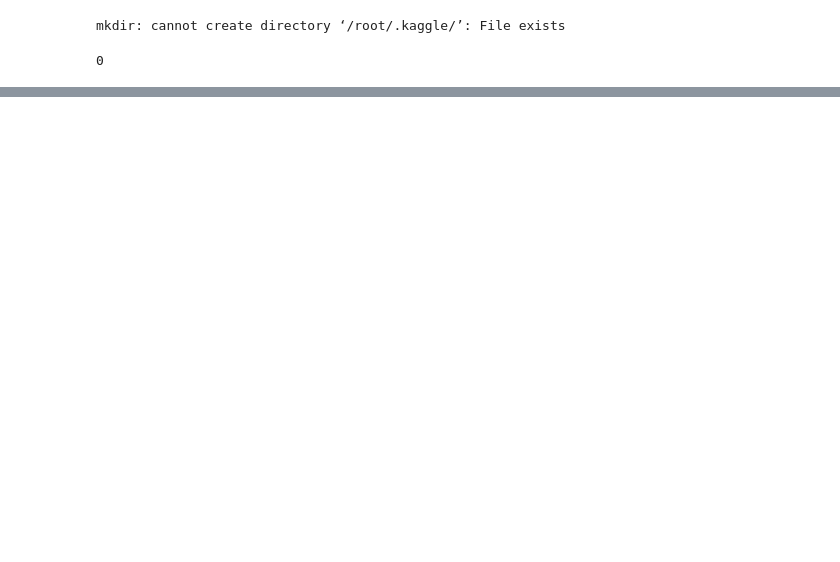
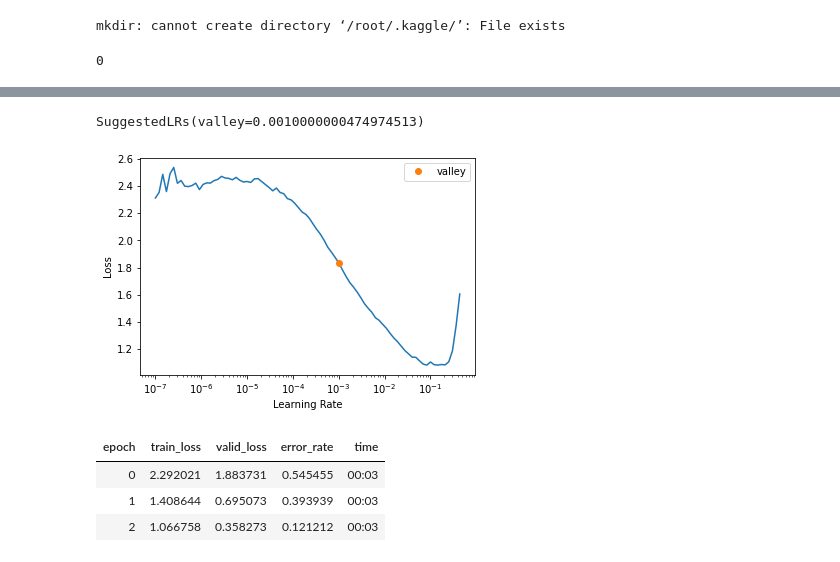
Before and after one commit to vp-82/document-processing-demo, a Jupyter notebook: 01_small_data_simple_baseline_model.ipynb, the cells around one changed output, grey strips where cells are left out. Cells and saved outputs as stored; diff of their text form; code cells hidden in the pictures; blank space fills up the shorter version.

```diff
--- a/01_small_data_simple_baseline_model.ipynb
+++ b/01_small_data_simple_baseline_model.ipynb
@@ -73,0 +75,5 @@ dls.show_batch(nrows=1, ncols=3)
+# %%
+learn = vision_learner(dls, resnet34, metrics=error_rate)
+# %%
+learn.lr_find()
+# %% [output]
@@ -73,0 +81,9 @@ dls.show_batch(nrows=1, ncols=3)
+SuggestedLRs(valley=0.0010000000474974513)
+[figure, added]
+# %%
+learn.fit_one_cycle(3, 1e-3)
+# %% [output]
+| epoch | train_loss | valid_loss | error_rate | time |
+| 0 | 2.292021 | 1.883731 | 0.545455 | 00:03 |
+| 1 | 1.408644 | 0.695073 | 0.393939 | 00:03 |
+| 2 | 1.066758 | 0.358273 | 0.121212 | 00:03 |
```
Also changed, not shown: parts of 8 cells of this notebook.
